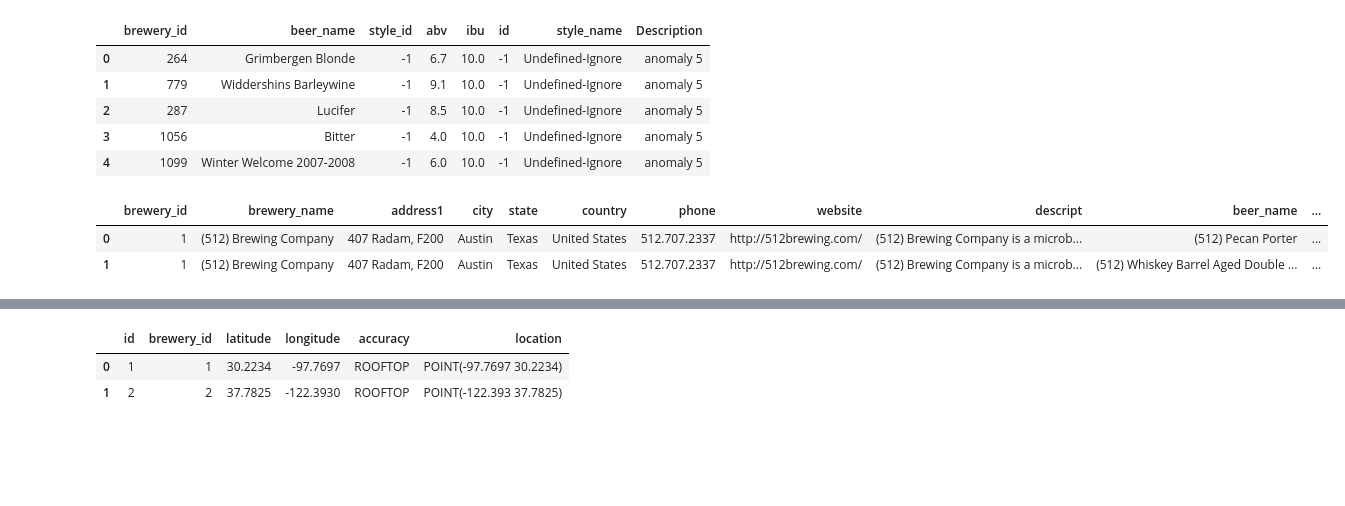
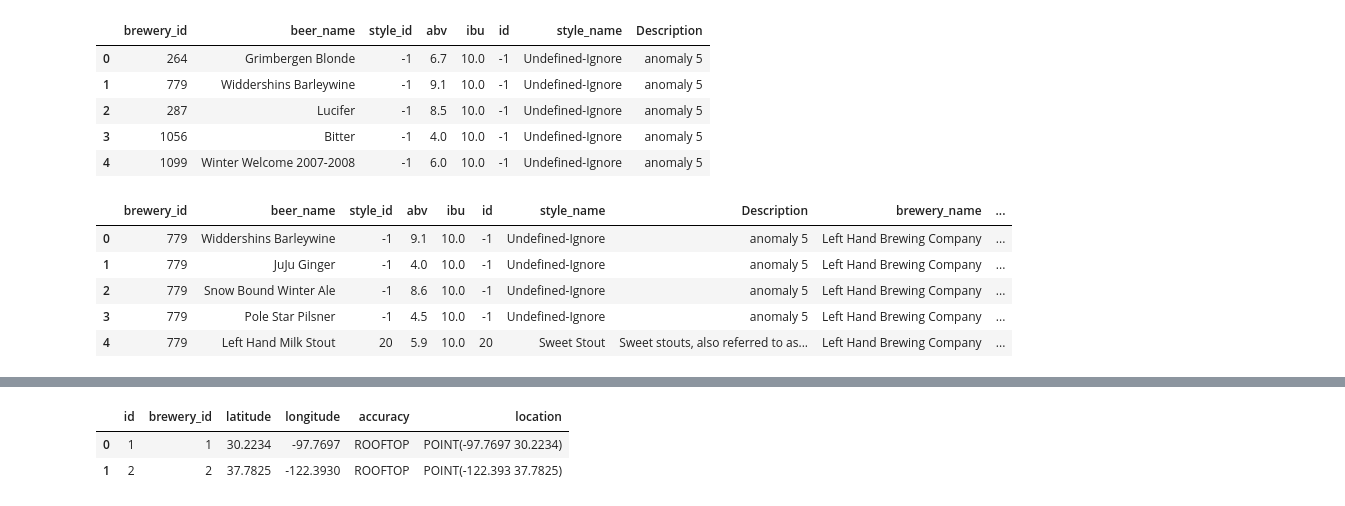
Before and after one commit to bbasista87/Project-2-Brewery-App, a Jupyter notebook: data/beers&breweries.ipynb, the cells around one changed output, grey strips where cells are left out. Cells and saved outputs as stored; diff of their text form; code cells hidden in the pictures; blank space fills up the shorter version.

```diff
--- a/data/beers&breweries.ipynb
+++ b/data/beers&breweries.ipynb
@@ -87,9 +87,12 @@ beer_styles.head()
 | 3 | 1056 | Bitter | -1 | 4.0 | 10.0 | -1 | Undefined-Ignore | anomaly 5 |
 | 4 | 1099 | Winter Welcome 2007-2008 | -1 | 6.0 | 10.0 | -1 | Undefined-Ignore | anomaly 5 |
 # %%
-brewery_beer = pd.merge(breweries_df, beer_styles, on="brewery_id")
-brewery_beer.head(2)
+beerdf = pd.merge(beer_styles, breweries_df, on="brewery_id")
+beerdf.head()
 # %% [output]
-|  | brewery_id | brewery_name | address1 | city | state | country | phone | website | descript | beer_name | ... |
-| 0 | 1 | (512) Brewing Company | 407 Radam, F200 | Austin | Texas | United States | 512.707.2337 | http://512brewing.com/ | (512) Brewing Company is a microb... | (512) Pecan Porter | ... |
-| 1 | 1 | (512) Brewing Company | 407 Radam, F200 | Austin | Texas | United States | 512.707.2337 | http://512brewing.com/ | (512) Brewing Company is a microb... | (512) Whiskey Barrel Aged Double ... | ... |
+|  | brewery_id | beer_name | style_id | abv | ibu | id | style_name | Description | brewery_name | ... |
+| 0 | 779 | Widdershins Barleywine | -1 | 9.1 | 10.0 | -1 | Undefined-Ignore | anomaly 5 | Left Hand Brewing Company | ... |
+| 1 | 779 | JuJu Ginger | -1 | 4.0 | 10.0 | -1 | Undefined-Ignore | anomaly 5 | Left Hand Brewing Company | ... |
+| 2 | 779 | Snow Bound Winter Ale | -1 | 8.6 | 10.0 | -1 | Undefined-Ignore | anomaly 5 | Left Hand Brewing Company | ... |
+| 3 | 779 | Pole Star Pilsner | -1 | 4.5 | 10.0 | -1 | Undefined-Ignore | anomaly 5 | Left Hand Brewing Company | ... |
+| 4 | 779 | Left Hand Milk Stout | 20 | 5.9 | 10.0 | 20 | Sweet Stout | Sweet stouts, also referred to as... | Left Hand Brewing Company | ... |
```
Also changed, not shown: parts of 9 cells of this notebook, 16 other files.
